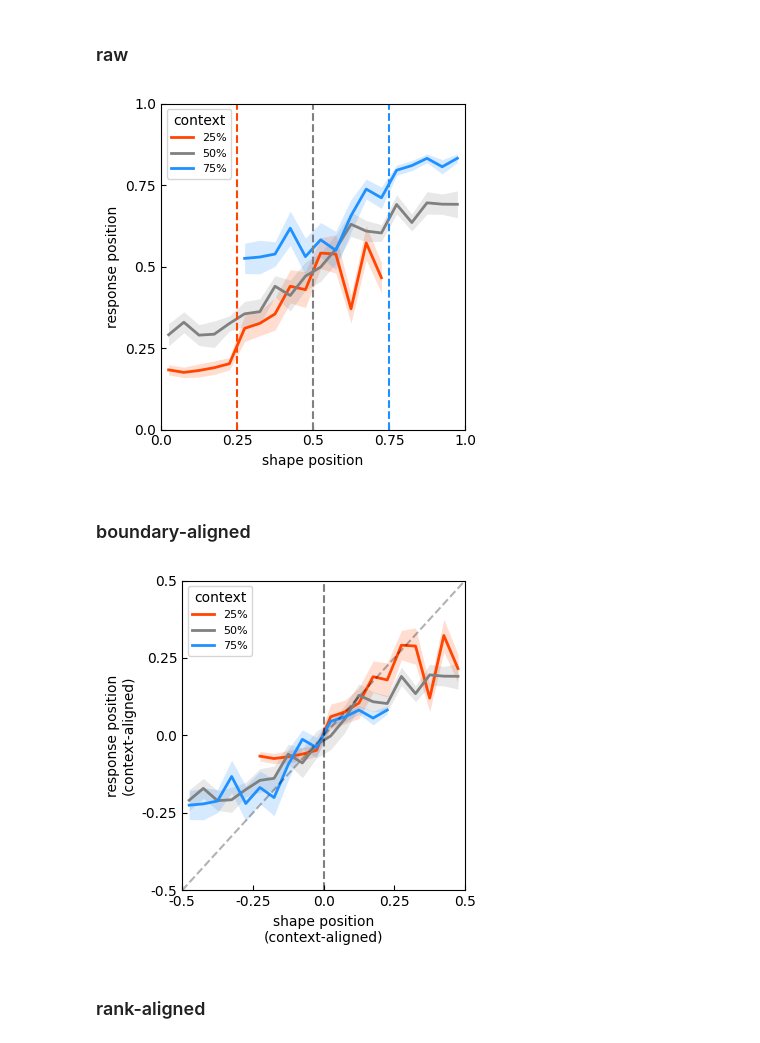
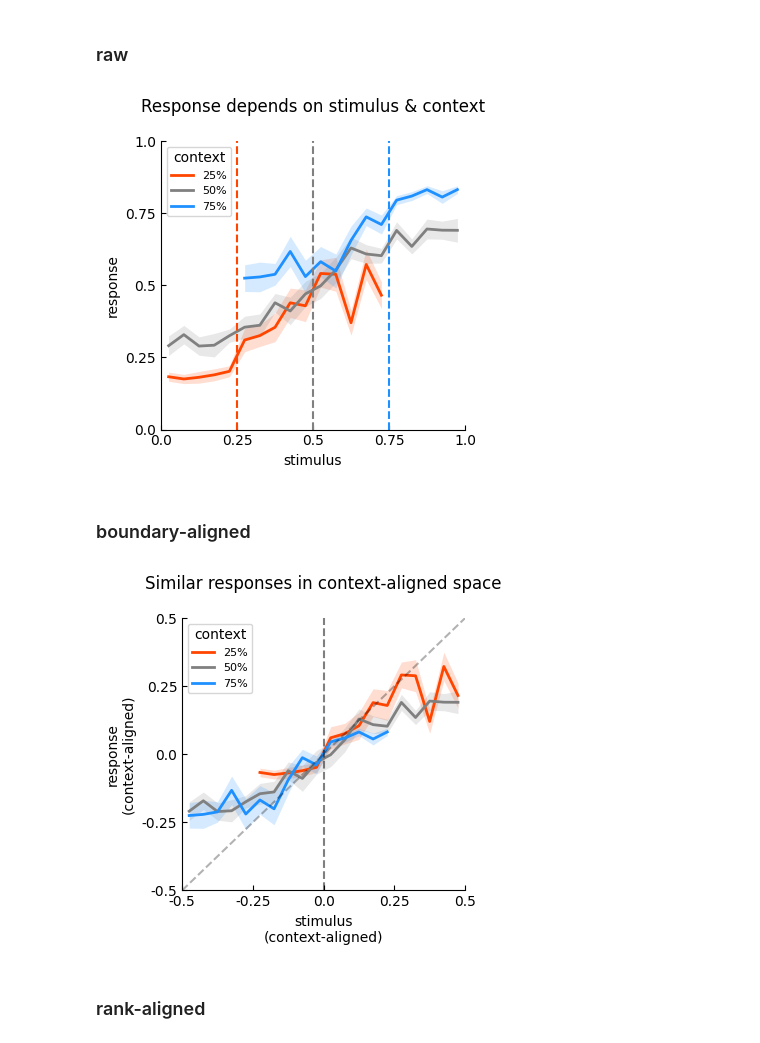
Before and after one commit to siyer7/asymmetry_design, a Jupyter notebook: code/python/beh_boundary.ipynb, the cells around one changed output. Drawn from its saved outputs; the diff is of its cells as text; code cells hidden in the pictures.

```diff
--- a/code/python/beh_boundary.ipynb
+++ b/code/python/beh_boundary.ipynb
@@ -6,11 +7,17 @@ warnings.simplefilter(action='ignore', category=FutureWarning)
 ### plot setting
 # %%
 # sns.set(context='paper')
-# plt.style.use('default')
+
+# keep text editable in svg
+plt.rcParams['svg.fonttype'] = 'none'
 
 import matplotlib as mpl
+# push ticks inward
 mpl.rcParams['xtick.direction'] = 'in'
 mpl.rcParams['ytick.direction'] = 'in'
+# remove top and right splines
+mpl.rcParams['axes.spines.top'] = False
+mpl.rcParams['axes.spines.right'] = False
 # %%
 df_clean = pd.read_csv('../../results/psychopy/all_subjs_clean.csv')
 
@@ -210,7 +217,8 @@ ax.axvline(-0.2, color='orangered', linewidth=1.5, linestyle='--')
 ax.axvline(0, color='gray', linewidth=1.5, linestyle='--')
 ax.axvline(0.2, color='dodgerblue', linewidth=1.5, linestyle='--')
 
-ax.set(xlabel='shape position', ylabel='response position',
+ax.set(title='Response depends on stimulus & context\n',
+       xlabel='stimulus', ylabel='response',
        xticks=norm_ticks, xticklabels=norm_ticklabels,
        yticks=norm_ticks, yticklabels=norm_ticklabels,
        xlim=(-.4, .4), ylim=(-.4, .4))
@@ -218,43 +226,46 @@ ax.tick_params(axis='both', direction='in')
 
 ax.legend(fontsize=8, title='context')
 plt.tight_layout()
+plt.savefig('../../figs/ccn/beh-pt-stim_vs_resp.svg', format='svg')
 plt.show()
 # %% [output]
-[figure, old version]
+[figure, new version]
 # %% [markdown]
 ### boundary-aligned
 # %%
 # plot stim vs resp, colored by condition (mean ± SEM)
 fig, ax = plt.subplots(1, 1, figsize=(4,4))
 colors = {'curv_comp': 'orangered', 'baseline': 'gray', 'flat_comp': 'dodgerblue'}
 cond_label_map = {'curv_comp': '25%', 'baseline': '50%', 'flat_comp': '75%'}
 
 for cond in ['curv_comp', 'baseline', 'flat_comp']:
     df_cond = df_clean[df_clean['condition'] == cond].copy()
     grouped = df_cond.groupby('stim_aligned')['resp_aligned']
     mean_resp = grouped.mean().sort_index()
     sem_resp = grouped.sem().sort_index()
     x = mean_resp.index.values
     y = mean_resp.values
     yerr = sem_resp.values
     ax.plot(x, y, '-', linewidth=2, label=cond_label_map[cond], color=colors[cond])
     ax.fill_between(x, y - yerr, y + yerr, color=colors[cond], alpha=0.18, linewidth=0)
 
 ax.axvline(0, color='black', linewidth=1.5, linestyle='--', alpha=0.5)
 # diagonal
 ax.plot([-.4, .4], [-.4, .4], 'k--', alpha=0.3)
 ba_ticklabels = np.linspace(-.5, .5, 5)
-ax.set(xlabel='shape position\n(context-aligned)', ylabel='response position\n(context-aligned)',
+ax.set(title='Similar responses in context-aligned space\n',
+       xlabel='stimulus\n(context-aligned)', ylabel='response\n(context-aligned)',
        xticks=norm_ticks, xticklabels=ba_ticklabels,
        yticks=norm_ticks, yticklabels=ba_ticklabels,
        xlim=(-.4, .4), ylim=(-.4, .4))
 ax.tick_params(axis='both', direction='in')
 
 ax.legend(fontsize=8, title='context')
 plt.tight_layout()
+plt.savefig('../../figs/ccn/beh-pt-stim_vs_resp_aligned.svg', format='svg')
 plt.show()
 # %% [output]
-[figure, old version]
+[figure, new version]
 # %% [markdown]
 ### rank-aligned
 # %%
```
Also changed, not shown: parts of 2 cells of this notebook, 3 other files.
